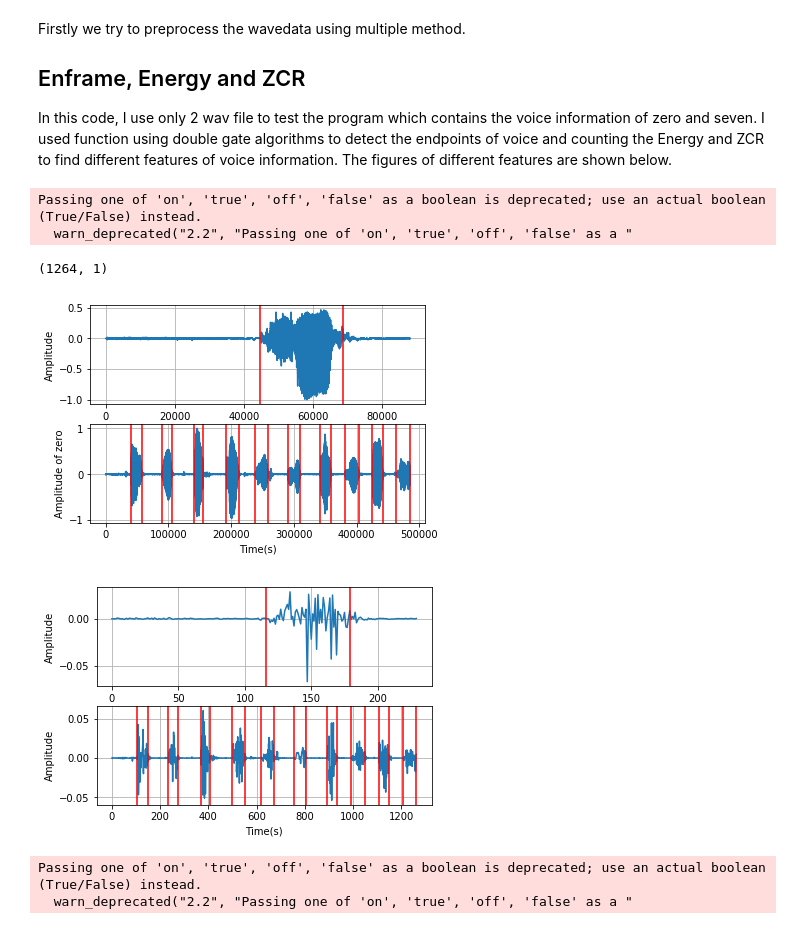
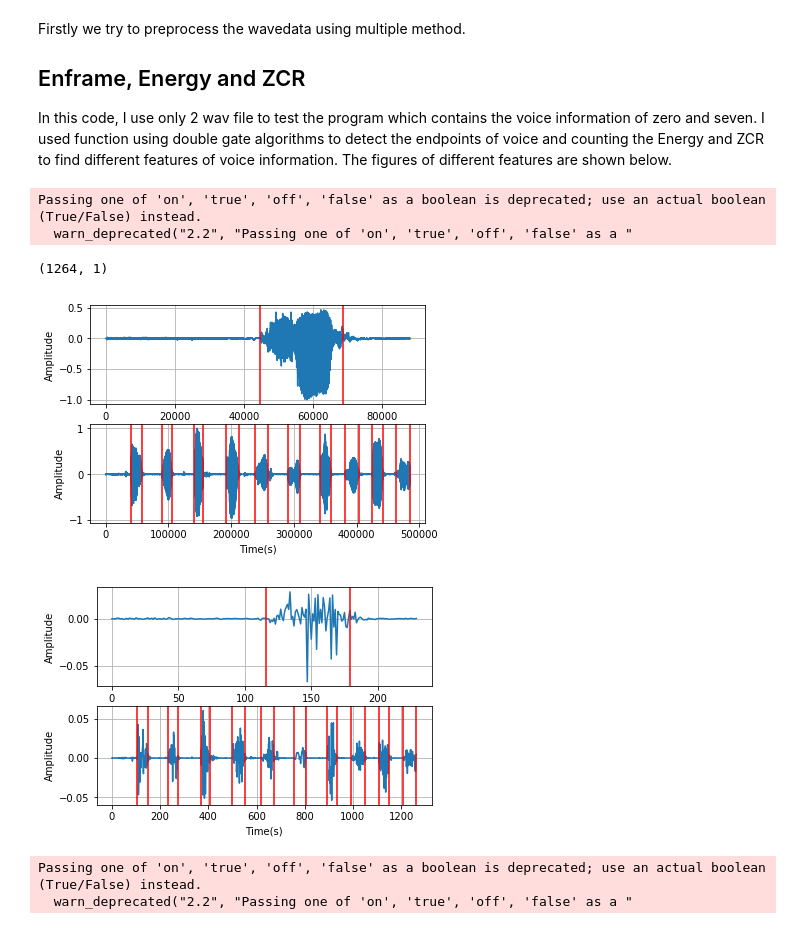
Before and after one commit to AlbertYang0112/DigitalSpeechRecognition, a Jupyter notebook: Notebook/Voice_Identification_experiment.ipynb, the cells around one changed output. Drawn from its saved outputs; the diff is of its cells as text; code cells hidden in the pictures.

```diff
--- a/Notebook/Voice_Identification_experiment.ipynb
+++ b/Notebook/Voice_Identification_experiment.ipynb
@@ -181,35 +181,35 @@ plt.grid('on')#标尺，on：有，off:无。
 plt.plot(data0[0])
 plt.axvline(endpoint[0]*(512-128), color = 'r')
 plt.axvline(endpoint[1]*(512-128), color = 'r')
 plt.xlabel("Time(s)")
 plt.ylabel("Amplitude")
 plt.subplot(212)
 plt.plot(data7[0])
 for i in range(len(endpoint2)):
     plt.axvline(endpoint2[i]*(512-128), color = 'r')
 plt.xlabel("Time(s)")
-plt.ylabel("Amplitude of zero")
+plt.ylabel("Amplitude")
 plt.grid('on')#标尺，on：有，off:无。
 plt.figure(2)
 plt.subplot(211)
 plt.grid('on')#标尺，on：有，off:无。
 plt.plot(Frame0[0])
 plt.axvline(endpoint[0], color = 'r')
 plt.axvline(endpoint[1], color = 'r')
 plt.xlabel("Time(s)")
 plt.ylabel("Amplitude")
 plt.subplot(212)
 plt.plot(Frame7[0])
 for i in range(len(endpoint2)):
     plt.axvline(endpoint2[i], color = 'r')
 plt.xlabel("Time(s)")
 plt.ylabel("Amplitude")
 plt.grid('on')#标尺，on：有，off:无。
 # %% [output]
 Passing one of 'on', 'true', 'off', 'false' as a boolean is deprecated; use an actual boolean (True/False) instead.
   warn_deprecated("2.2", "Passing one of 'on', 'true', 'off', 'false' as a "
 (1264, 1)
-[figure, old version]
+[figure, new version]
 [figure]
 # %%
 plt.figure(3)
```
Also changed, not shown: parts of 1 cell of this notebook, 10 other files.
